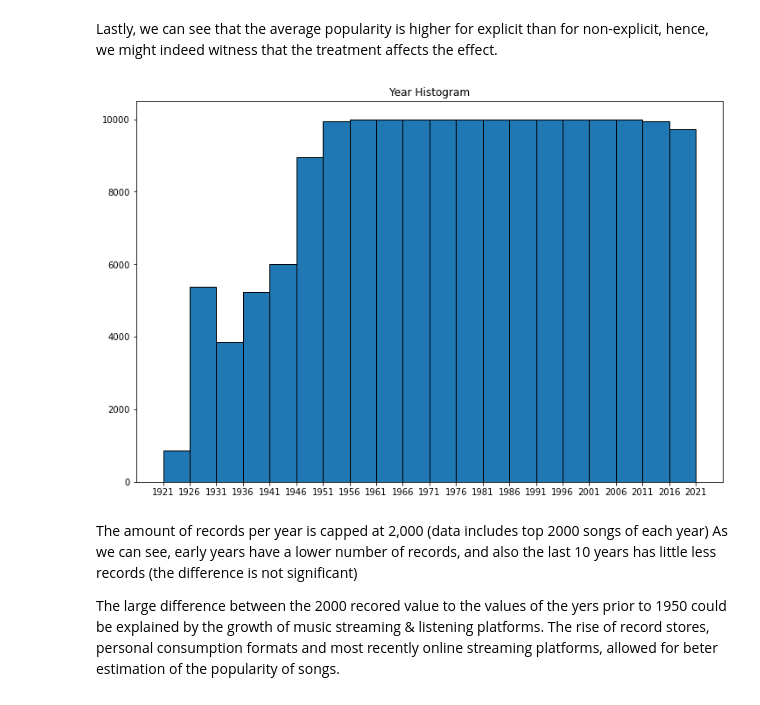
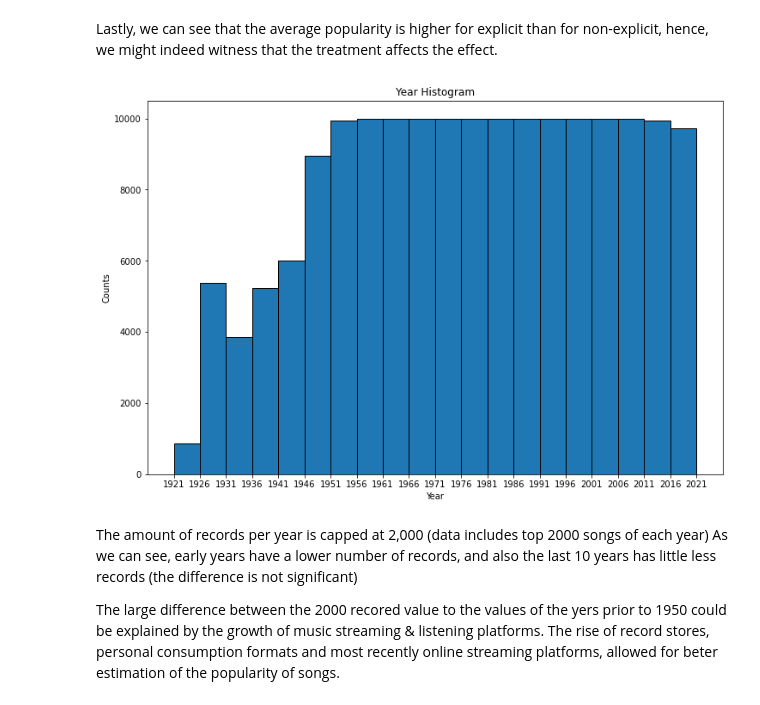
Before and after one commit to NaorHaba/Causal-Inference, a Jupyter notebook: data_exploration.ipynb, the cells around one changed output. Drawn from its saved outputs; the diff is of its cells as text; code cells hidden in the pictures.

```diff
--- a/data_exploration.ipynb
+++ b/data_exploration.ipynb
@@ -242,14 +242,15 @@ Lastly, we can see that the average popularity is higher for explicit than for n
 # %%
 # plot histogram of year column
 _, ax = plt.subplots(figsize=(12, 8))
 bins = list(range(1921, 2022, 5))
 plt.hist(df.year.values, bins=bins, edgecolor="k")
 plt.xticks(bins)
 ax.title.set_text('Year Histogram')
-plt.
+plt.xlabel('Year')
+plt.ylabel('Counts')
 plt.show()
 # %% [output]
-[figure, old version]
+[figure, new version]
 # %% [markdown]
 The amount of records per year is capped at 2,000 (data includes top 2000 songs of each year)
 As we can see, early years have a lower number of records, and also the last 10 years has little less records (the difference is not significant)
```
Also changed, not shown: parts of 7 cells of this notebook.
